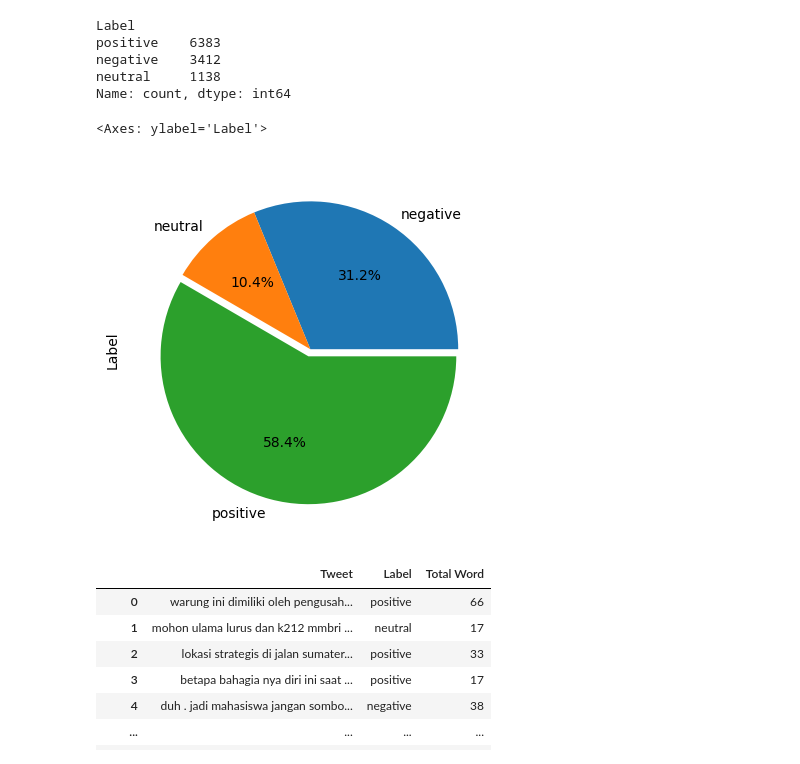
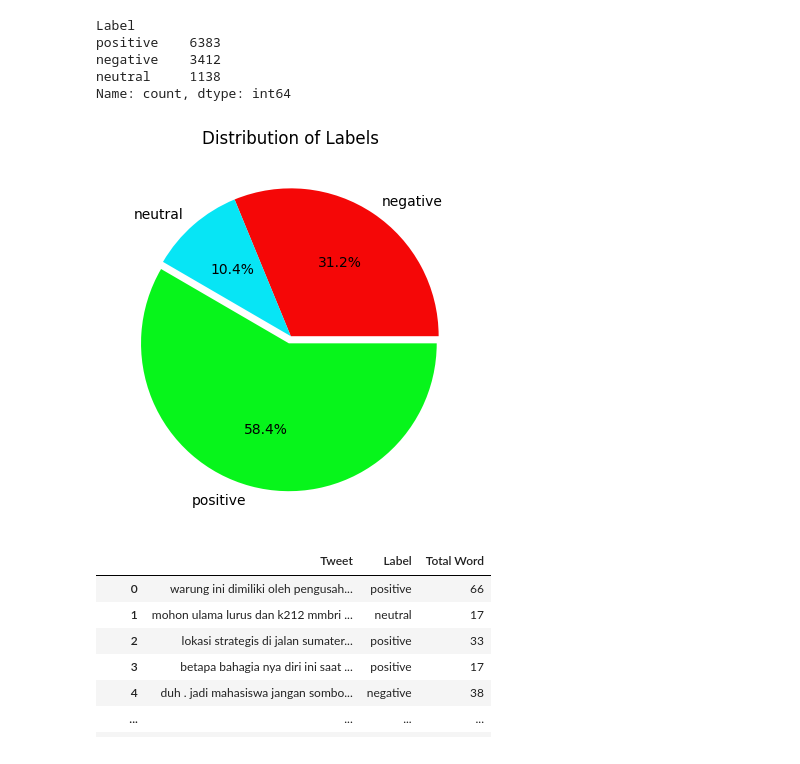
Before and after one commit to AlifSeptian11/PlatinumChallange-Group2-, a Jupyter notebook: EDA Platinum.ipynb, the cells around one changed output. Saved outputs shown, nothing was run; the diff lists cells and outputs as text; code cells hidden in the pictures.

```diff
--- a/EDA Platinum.ipynb
+++ b/EDA Platinum.ipynb
@@ -74,11 +74,13 @@ Name: count, dtype: int64
 # %%
 # data visualisasi
 explode = [0, 0, 0.05]
 presentase_sentiment = df.groupby("Label").Label.count()
-presentase_sentiment.plot(kind = 'pie', autopct = '%1.1f%%', explode = explode)
+presentase_sentiment.plot(kind = 'pie', autopct = '%1.1f%%', colors = ['#f50707', '#07e5f5', '#07f51b'], explode = explode)
+plt.title('Distribution of Labels')
+plt.axis('off')
+plt.show()
 # %% [output]
-<Axes: ylabel='Label'>
-[figure, old version]
+[figure, new version]
 # %%
 # membuat kolom baru total word
 df['Total Word'] = df['Tweet'].apply(lambda word: len(word.split()))
```
Also changed, not shown: parts of 26 cells of this notebook, 45 other files.
